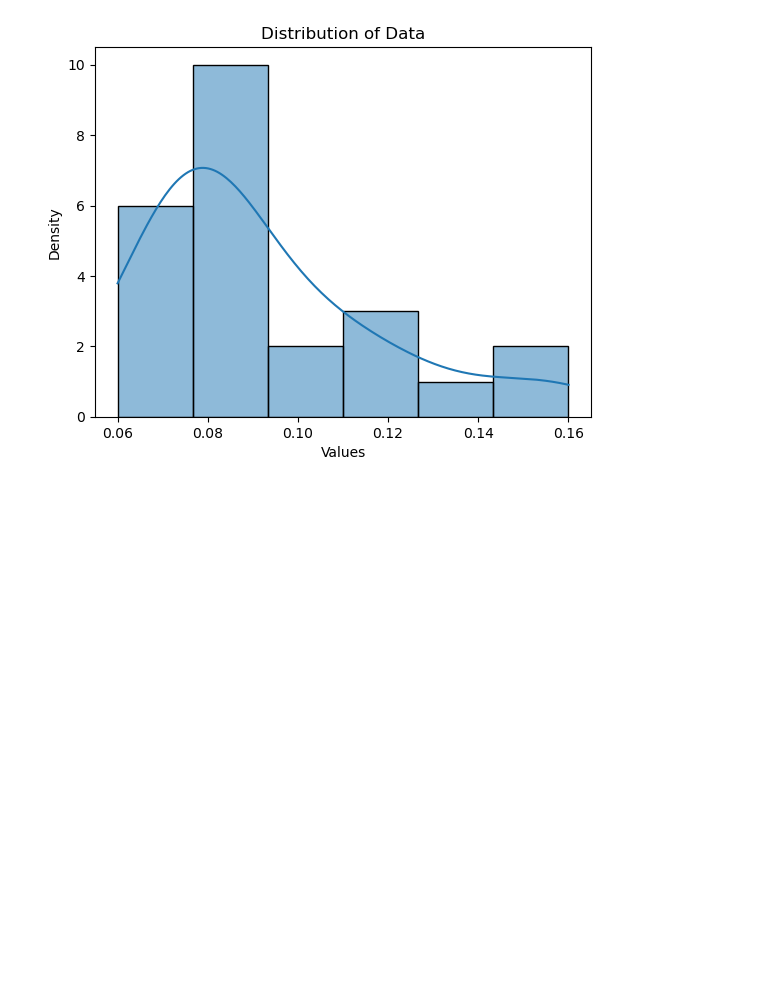
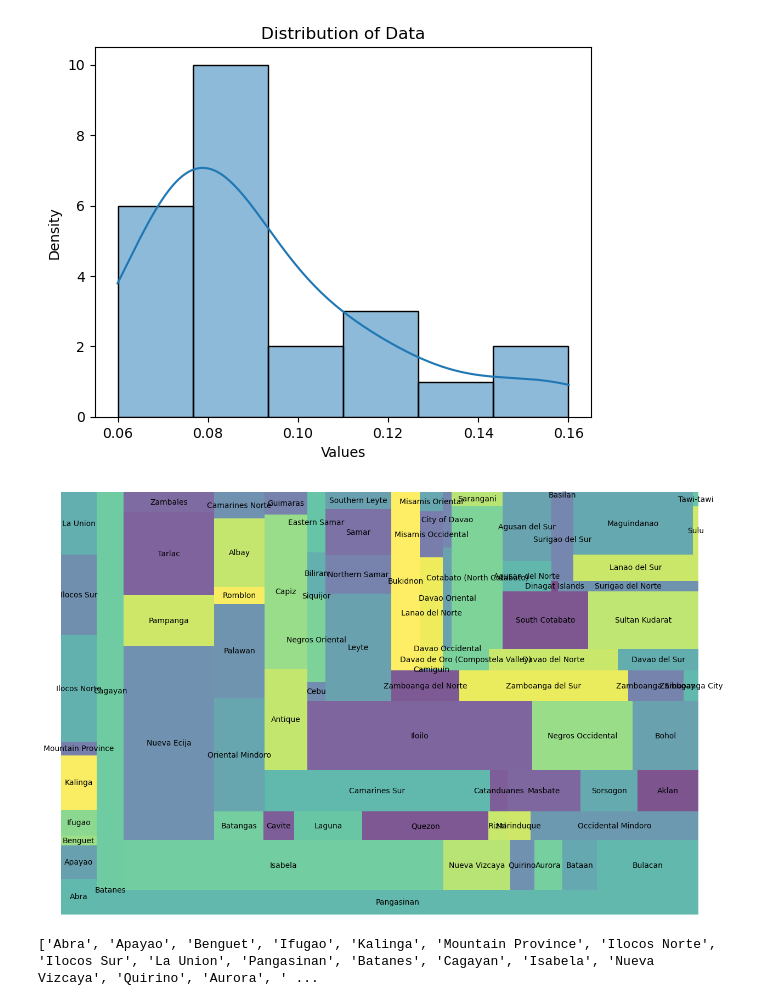
Before and after one commit to arvinmalaluan/002_INPHIRICE, a Jupyter notebook: assets/Untitled.ipynb, the cells around one changed output. Drawn from its saved outputs; the diff is of its cells as text; code cells hidden in the pictures; blank space fills up the shorter version.

```diff
--- a/assets/Untitled.ipynb
+++ b/assets/Untitled.ipynb
@@ -146,3 +146,19 @@ plt.title('Distribution of Data')
 plt.show()
 # %% [output]
 [figure]
+# %%
+import matplotlib.pyplot as plt
+import squarify
+
+labels = ['Abra', 'Apayao', 'Benguet', 'Ifugao', 'Kalinga', 'Mountain Province', 'Ilocos Norte', 'Ilocos Sur', 'La Union', 'Pangasinan', 'Batanes', 'Cagayan', 'Isabela', 'Nueva Vizcaya', 'Quirino', 'Aurora', 'Bataan', 'Bulacan', 'Nueva Ecija', 'Pampanga', 'Tarlac', 'Zambales', 'Batangas', 'Cavite', 'Laguna', 'Quezon', 'Rizal', 'Marinduque', 'Occidental Mindoro', 'Oriental Mindoro', 'Palawan', 'Romblon', 'Albay', 'Camarines Norte', 'Camarines Sur', 'Catanduanes', 'Masbate', 'Sorsogon', 'Aklan', 'Antique', 'Capiz', 'Guimaras', 'Iloilo', 'Negros Occidental', 'Bohol', 'Cebu', 'Negros Oriental', 'Siquijor', 'Biliran', 'Eastern Samar', 'Leyte', 'Northern Samar', 'Samar', 'Southern Leyte', 'Zamboanga del Norte', 'Zamboanga del Sur', 'Zamboanga Sibugay', 'Zamboanga City', 'Bukidnon', 'Camiguin', 'Lanao del Norte', 'Misamis Occidental', 'Misamis Oriental', 'Davao de Oro (Compostela Valley)', 'Davao del Norte', 'Davao del Sur', 'Davao Occidental', 'Davao Oriental', 'City of Davao', 'Cotabato (North Cotabato)', 'Sarangani', 'South Cotabato', 'Sultan Kudarat', 'Agusan del Norte', 'Agusan del Sur', 'Dinagat Islands', 'Surigao del Norte', 'Surigao del Sur', 'Basilan', 'Lanao del Sur', 'Maguindanao', 'Sulu', 'Tawi-tawi']
+values = [1399477.25, 1302611.875, 398760.625, 1001710.9375, 2127968.5, 535851.5625, 4184465.25, 3138606.0, 2459146.75, 16290590.0, 1409.280029296875, 11985204.0, 17551708.0, 3650728.5, 1334579.875, 1526360.25, 1894772.0, 5591557.5, 19350154.0, 5092881.5, 8294581.5, 1964870.625, 1543330.75, 965574.8125, 2150840.5, 3977064.0, 565461.5625, 760120.8125, 5293469.5, 6272008.0, 5191140.0, 932476.5625, 3778291.25, 1458978.0, 10258514.0, 808764.3125, 3320460.0, 2599462.0, 2771237.0, 4806466.0, 7270376.0, 1072395.625, 17149206.0, 7661980.0, 5028428.0, 382574.625, 1698602.0, 59483.140625, 843964.0, 1211237.0, 7767872.0, 2785573.25, 3341174.0, 1229413.125, 2285033.75, 5685334.5, 1849984.25, 511130.25, 5628853.5, 45395.5, 2827984.0, 1162183.875, 492331.25, 1088762.0, 3070561.25, 1918822.0, 5948.740234375, 995572.0, 544692.0, 7987508.0, 777237.3125, 5442230.0, 7020279.5, 1617122.5, 3715172.0, 79046.7578125, 1629960.875, 1996903.75, 137387.953125, 3609324.0, 8256773.5, 285808.0, 84660.0]
+
+plt.figure(figsize=(15, 10))
+squarify.plot(sizes=values, label=labels, alpha=0.7)
+plt.axis('off')
+plt.show()
+
+print(labels, '\n')
+# %% [output]
+[figure, added]
+['Abra', 'Apayao', 'Benguet', 'Ifugao', 'Kalinga', 'Mountain Province', 'Ilocos Norte', 'Ilocos Sur', 'La Union', 'Pangasinan', 'Batanes', 'Cagayan', 'Isabela', 'Nueva Vizcaya', 'Quirino', 'Aurora', ' ...
```
Also changed, not shown: 1 other file.
